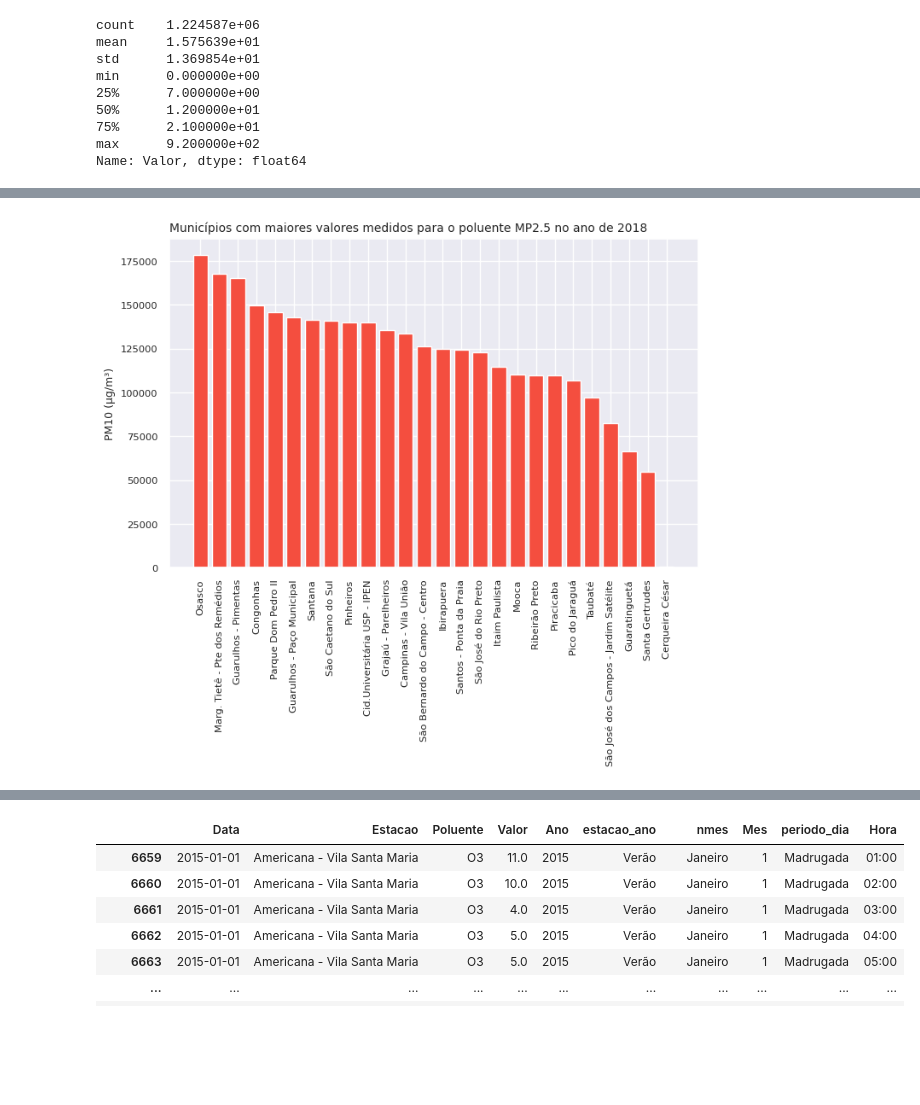
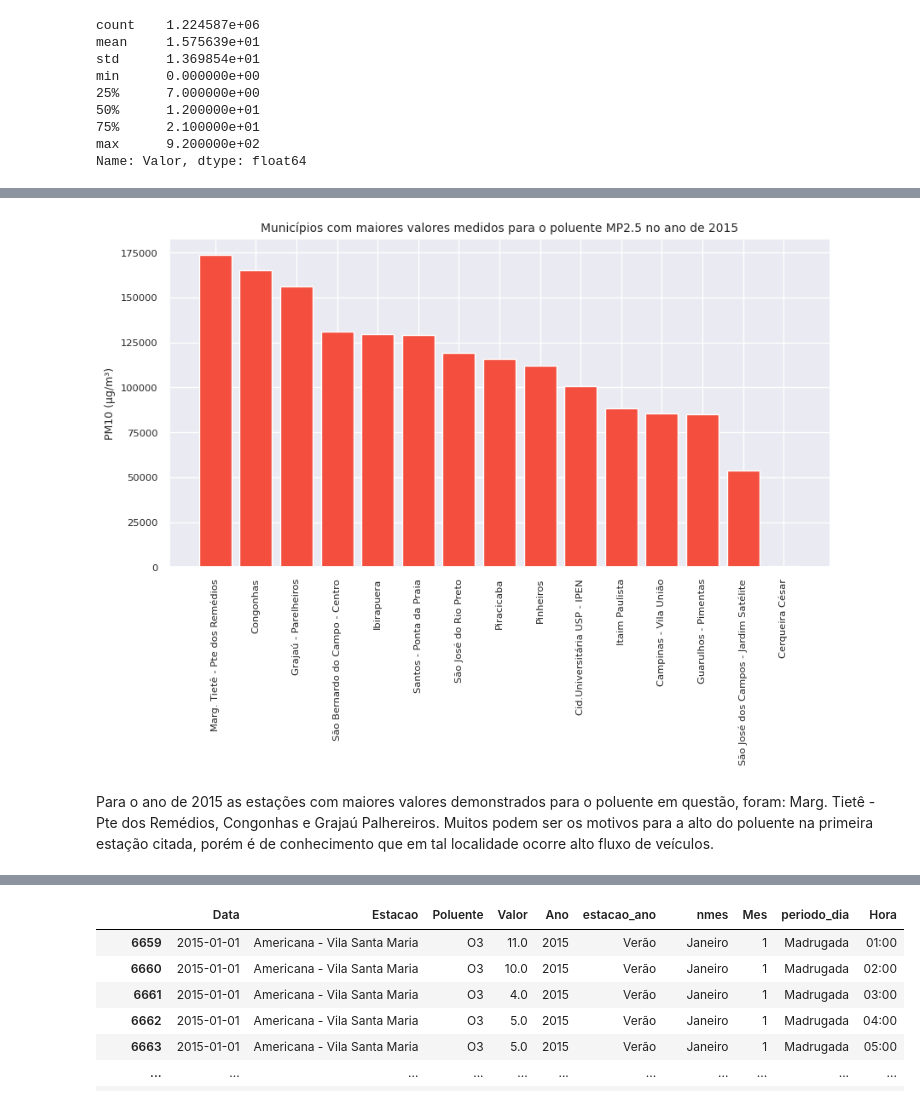
Before and after one commit to Luciahelenasantos/PUC-SPRINT-III, a Jupyter notebook: MVP_SPRINTIII_V1.ipynb, the cells around one changed output, grey strips where cells are left out. Saved outputs shown, nothing was run; the diff lists cells and outputs as text; code cells hidden in the pictures; blank space fills up the shorter version.

```diff
--- a/MVP_SPRINTIII_V1.ipynb
+++ b/MVP_SPRINTIII_V1.ipynb
@@ -350,4 +393,6 @@ plt.title('Concentração do poluente MP2.5 medida em localidades do estado de S
 # %%
-# Selecionando valores MP10 para o Ano de 2021
+# Selecionando valores MP10 para o Ano de 2015 2016 2017
 
+dadoarMP2_5_2015 = dadoarMP2_5[(dadoarMP2_5['Ano'] == 2015) & (dadoarMP2_5['Valor'] > 0)]
+dadoarMP2_5_2016 = dadoarMP2_5[(dadoarMP2_5['Ano'] == 2016) & (dadoarMP2_5['Valor'] > 0)]
 dadoarMP2_5_2018 = dadoarMP2_5[(dadoarMP2_5['Ano'] == 2018) & (dadoarMP2_5['Valor'] > 0)]
@@ -374,12 +399,14 @@ memory usage: 16.0+ MB
 # %%
-# analise por Municípios ao longo do período 2015 - 2021
+# analise por Municípios ao longo no ano de 2015
 
-Graf_Munic = dadoarMP2_5_2018.groupby( by=['Estacao'] ).sum().reset_index()[['Estacao', 'Valor']].sort_values( 'Valor', ascending=False )
+Graf_Munic = dadoarMP2_5_2015.groupby( by=['Estacao'] ).sum().reset_index()[['Estacao', 'Valor']].sort_values( 'Valor', ascending=False )
 Graf_Munic.head()
-plt.figure( figsize=(8,5) )
-plt.title( 'Municípios com maiores valores medidos para o poluente MP2.5 no ano de 2018', loc='left', fontsize=10 )
+plt.figure( figsize=(10,5) )
+plt.title( 'Municípios com maiores valores medidos para o poluente MP2.5 no ano de 2015', fontsize=10 )
 plt.bar( Graf_Munic['Estacao'], Graf_Munic['Valor'], color='#f44e3f' )
 plt.ylabel('PM10 (µg/m³)')
 plt.xticks( rotation=90 );
 # %% [output]
-[figure, old version]
+[figure, new version]
+# %% [markdown]
+Para o ano de 2015 as estações com maiores valores demonstrados para o poluente em questão, foram: Marg. Tietê - Pte dos Remédios, Congonhas e Grajaú Palhereiros. Muitos podem ser os motivos para a alto do poluente na primeira estação citada, porém é de conhecimento que em tal localidade ocorre alto fluxo de veículos.
```
Also changed, not shown: parts of 34 cells of this notebook.
